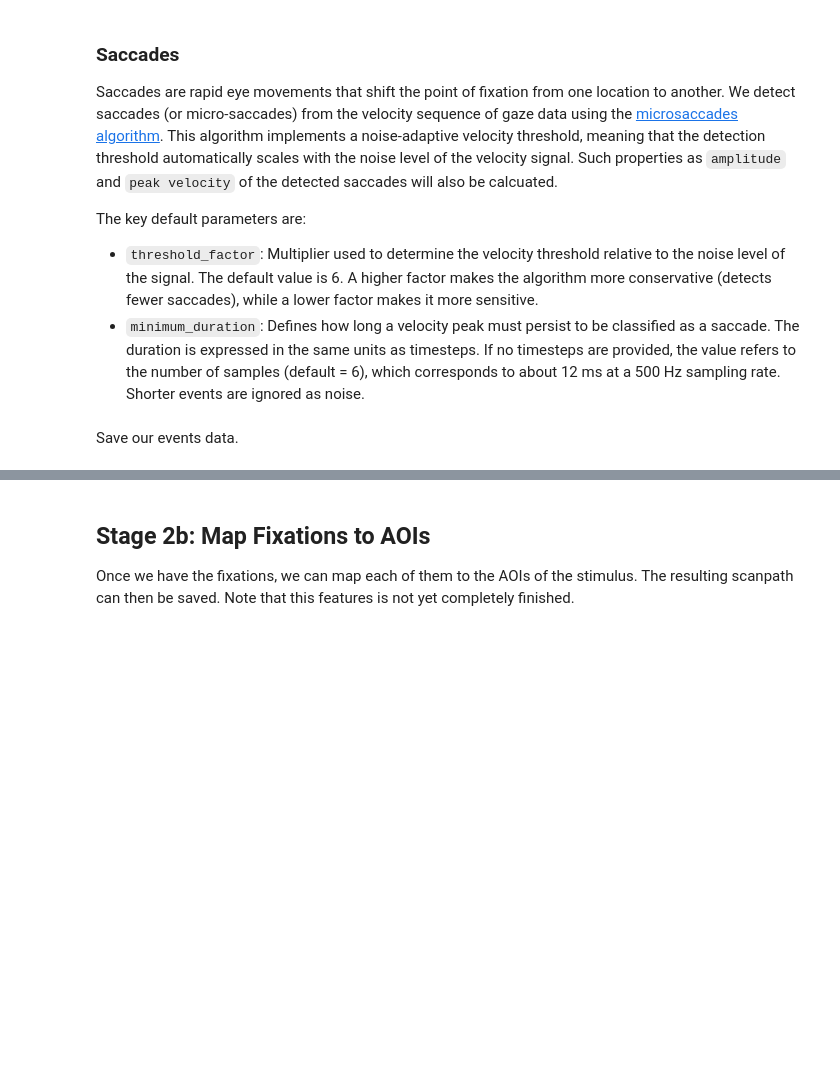
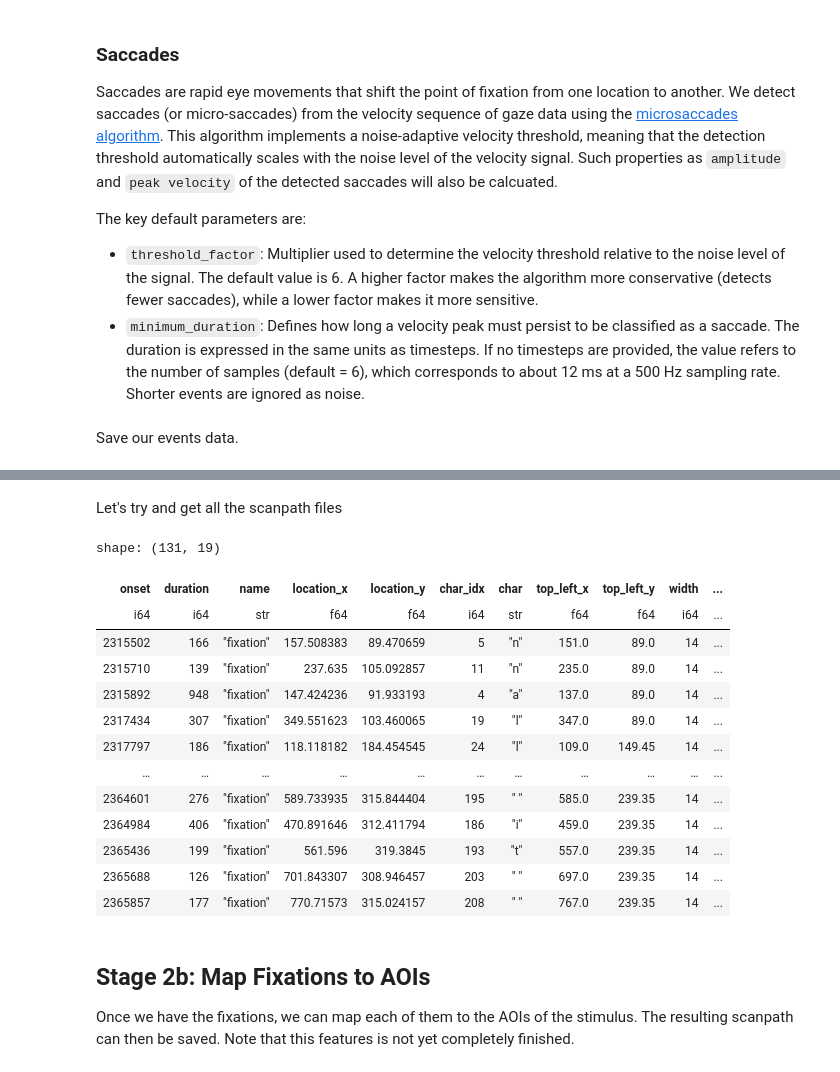
Before and after one commit to MultiplEYE-COST/multipleye-preprocessing, a Jupyter notebook: development.ipynb, the cells around one changed output, grey strips where cells are left out. Saved outputs shown, nothing was run; the diff lists cells and outputs as text; code cells hidden in the pictures; blank space fills up the shorter version.

```diff
--- a/development.ipynb
+++ b/development.ipynb
@@ -570,0 +614,2 @@ Save our events data.
+# %% [markdown]
+Let's try and get all the scanpath files
@@ -571,3 +621,43 @@ Save our events data.
+# %%
+file_pattern = rf".+?(?P<{trial_col}>(?:PRACTICE_)?trial_\d+)_(?P<{stimulus_col}>[^_]+_[^_]+_\d+(\.0)?)_scanpath.csv"
+# %%
+glob_file_pattern = "*_scanpath.csv"
+# %%
+all_scanpaths = pl.DataFrame()
+for file in sid.scanpaths_dir.glob(
+    glob_file_pattern
+):
+    trial_df = pl.read_csv(file)
+
+    match = re.match(file_pattern, file.name)
+    # go over groups in the name regex and add them as columns
+    if match is None:
+        print(f"Skipping file {file} for scanpath loading")
+    else:
+        for group_name in match.groupdict():
+            if group_name not in trial_df.columns:
+                trial_df = trial_df.with_columns(
+                    pl.lit(match.group(group_name)).alias(group_name)
+                )
+
+    all_scanpaths = all_scanpaths.vstack(trial_df)
+
+all_scanpaths
+# %% [output]
+shape: (131, 19)
+| onset | duration | name | location_x | location_y | char_idx | char | top_left_x | top_left_y | width | ... |
+| i64 | i64 | str | f64 | f64 | i64 | str | f64 | f64 | i64 | ... |
+| 2315502 | 166 | "fixation" | 157.508383 | 89.470659 | 5 | "n" | 151.0 | 89.0 | 14 | ... |
+| 2315710 | 139 | "fixation" | 237.635 | 105.092857 | 11 | "n" | 235.0 | 89.0 | 14 | ... |
+| 2315892 | 948 | "fixation" | 147.424236 | 91.933193 | 4 | "a" | 137.0 | 89.0 | 14 | ... |
+| 2317434 | 307 | "fixation" | 349.551623 | 103.460065 | 19 | "l" | 347.0 | 89.0 | 14 | ... |
+| 2317797 | 186 | "fixation" | 118.118182 | 184.454545 | 24 | "l" | 109.0 | 149.45 | 14 | ... |
+| … | … | … | … | … | … | … | … | … | … | ... |
+| 2364601 | 276 | "fixation" | 589.733935 | 315.844404 | 195 | " " | 585.0 | 239.35 | 14 | ... |
+| 2364984 | 406 | "fixation" | 470.891646 | 312.411794 | 186 | "i" | 459.0 | 239.35 | 14 | ... |
+| 2365436 | 199 | "fixation" | 561.596 | 319.3845 | 193 | "t" | 557.0 | 239.35 | 14 | ... |
+| 2365688 | 126 | "fixation" | 701.843307 | 308.946457 | 203 | " " | 697.0 | 239.35 | 14 | ... |
+| 2365857 | 177 | "fixation" | 770.71573 | 315.024157 | 208 | " " | 767.0 | 239.35 | 14 | ... |
 # %% [markdown]
 ## Stage 2b: Map Fixations to AOIs
 
```
Also changed, not shown: parts of 16 cells of this notebook, 1 other file.
